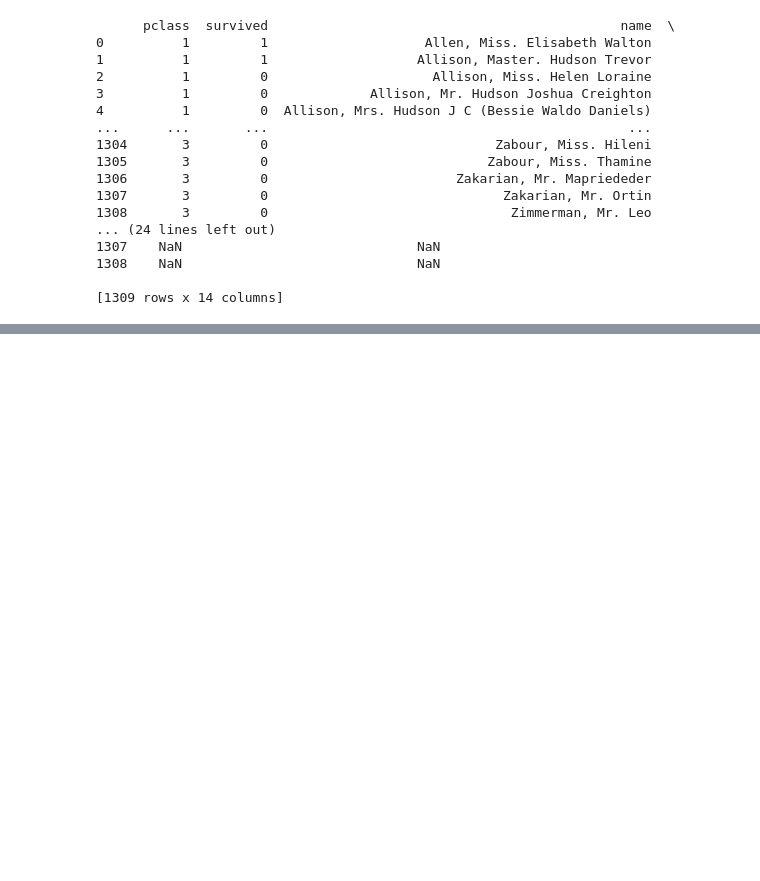
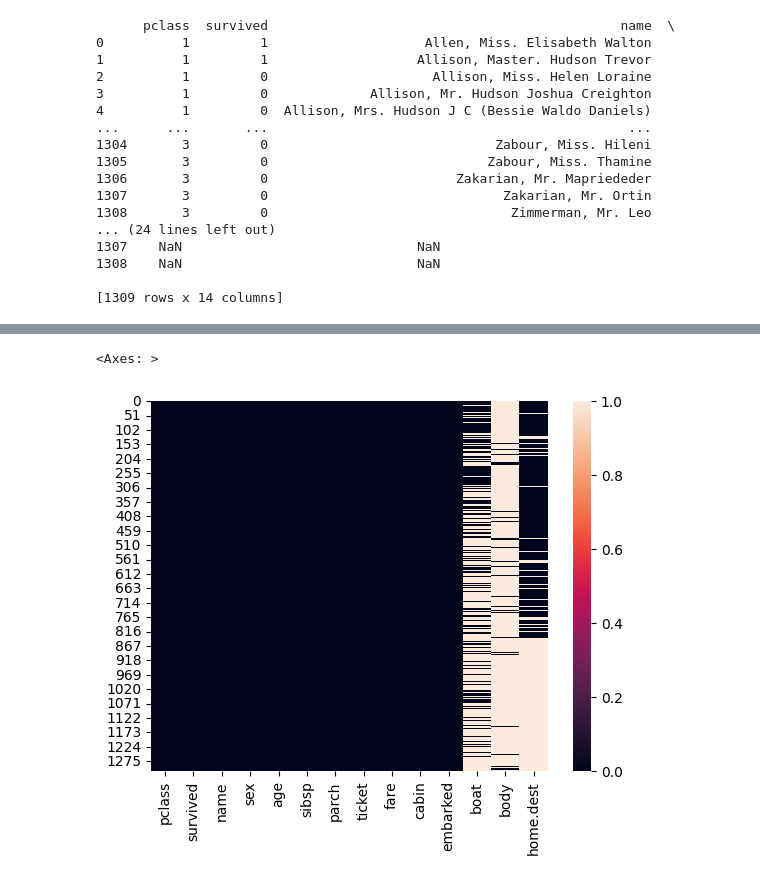
Before and after one commit to yousung-kwon/git_practice, a Jupyter notebook: Titanic/titanic.ipynb, the cells around one changed output, grey strips where cells are left out. Drawn from its saved outputs; the diff is of its cells as text; code cells hidden in the pictures; blank space fills up the shorter version.

```diff
--- a/Titanic/titanic.ipynb
+++ b/Titanic/titanic.ipynb
@@ -41,0 +70,5 @@ print(df)
+# %%
+sns.heatmap(df.isnull())
+# %% [output]
+<Axes: >
+[figure, added]
```
Also changed, not shown: parts of 50 cells of this notebook.
